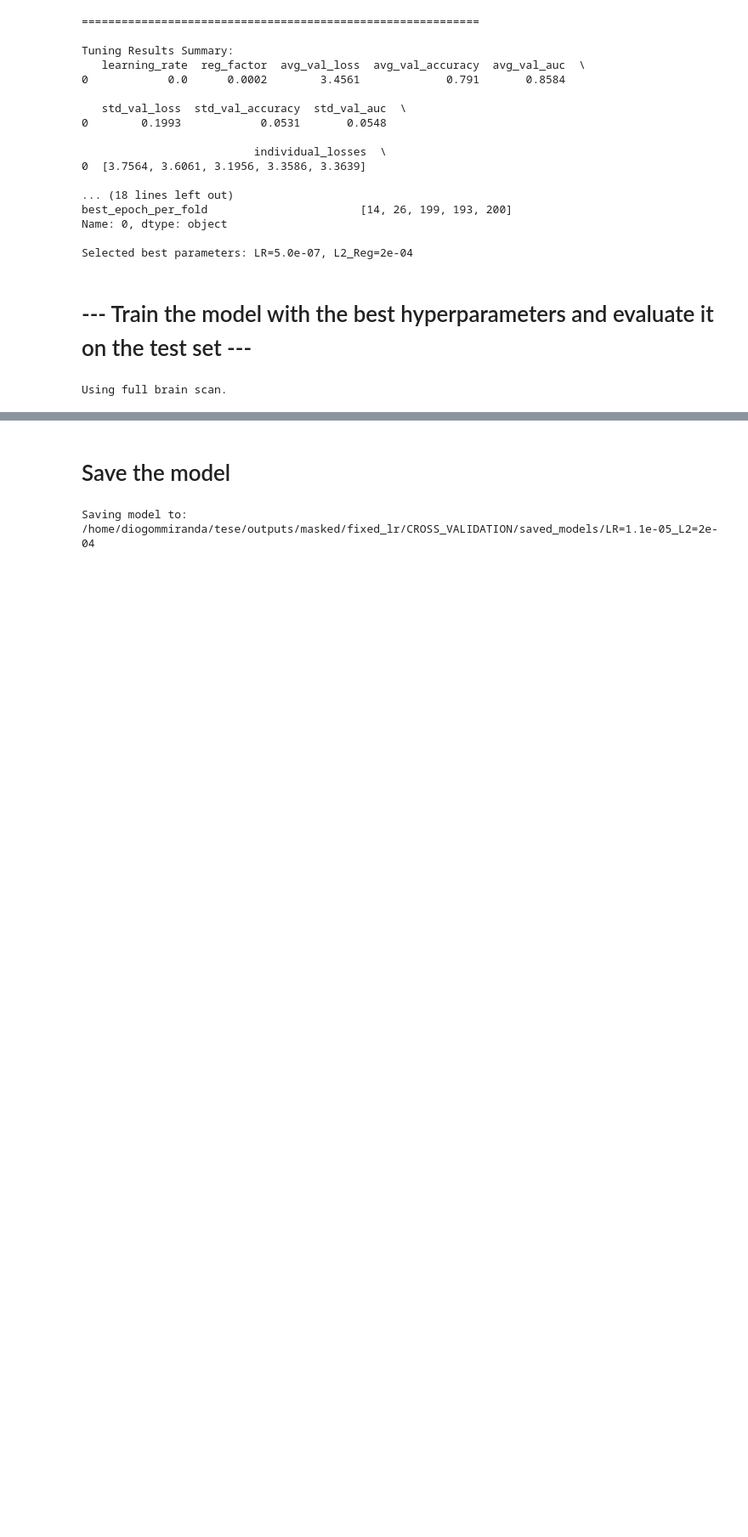
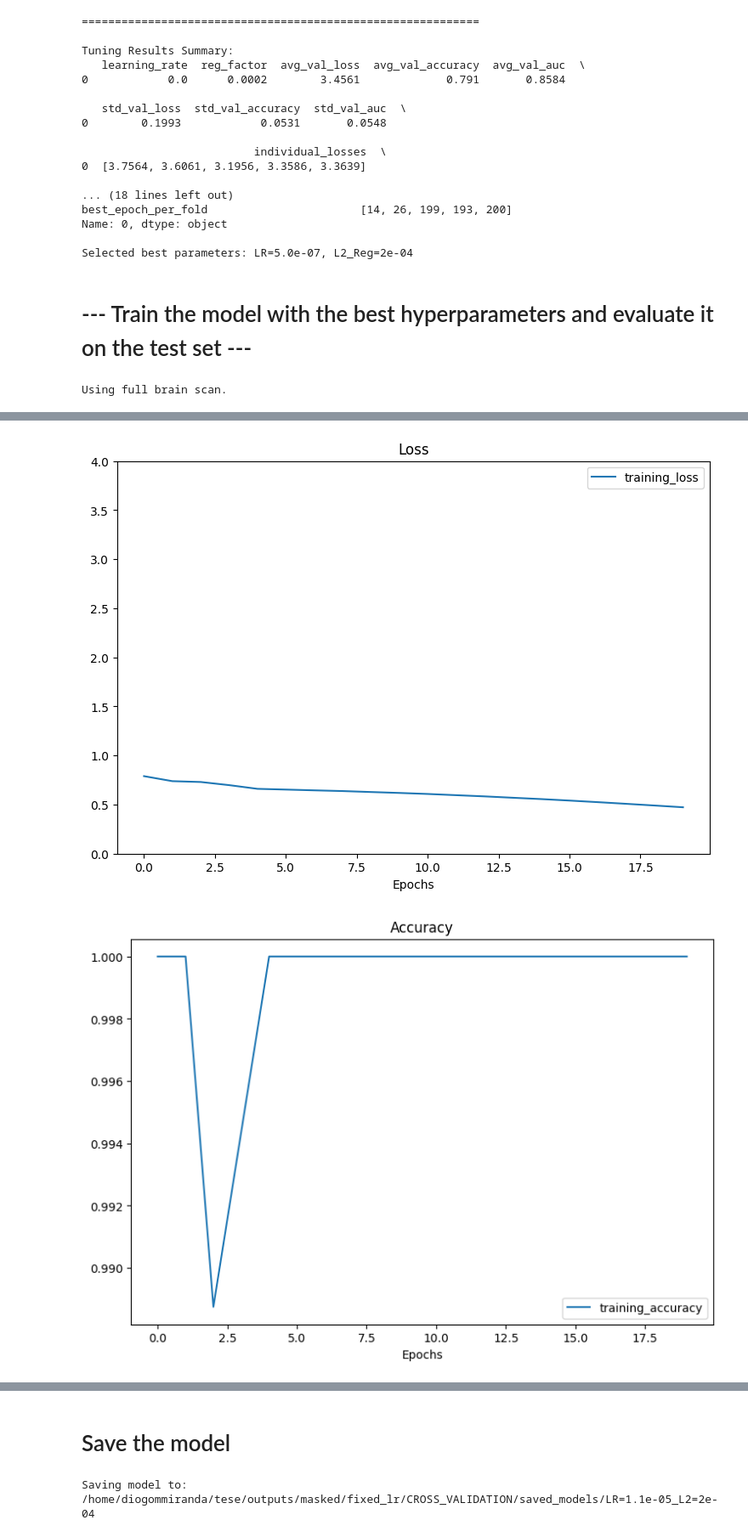
Before and after one commit to diogommiranda/Guiding-ViTs-attention-with-domain-knowledge-for-AD, a Jupyter notebook: code/cnn.ipynb, the cells around one changed output, grey strips where cells are left out. Shown at 85% size. Saved outputs shown, nothing was run; the diff lists cells and outputs as text; code cells hidden in the pictures; blank space fills up the shorter version.

```diff
--- a/code/cnn.ipynb
+++ b/code/cnn.ipynb
@@ -512,8 +512,8 @@ Using full brain scan.
 
 cosine_scheduler = False # Set to True if using cosine decay, False if using fixed learning rate
 
-train_for_more_epochs = False
-BEST_NUM_EPOCHS = 100 # number of epochs for training
+train_for_more_epochs = True
+BEST_NUM_EPOCHS = 20 # number of epochs for training
 
 # Hyperparameters
 BEST_LR = 1.1e-5 # learning rate
@@ -595,3 +644,5 @@ Epoch 1/100
+[figure, added]
+[figure, added]
 # %%
 # Predict on the test set
 y_pred = model.predict(test_data).flatten()
```
Also changed, not shown: parts of 3 cells of this notebook, 7 other files.
